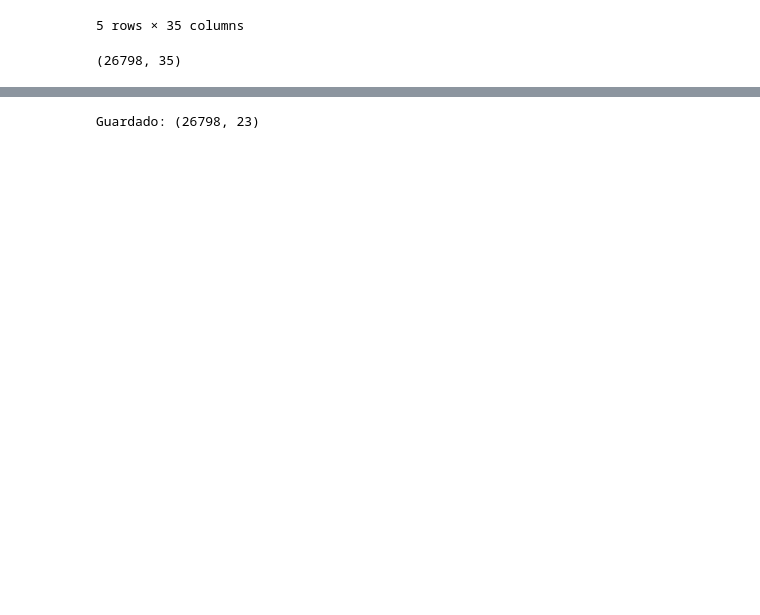
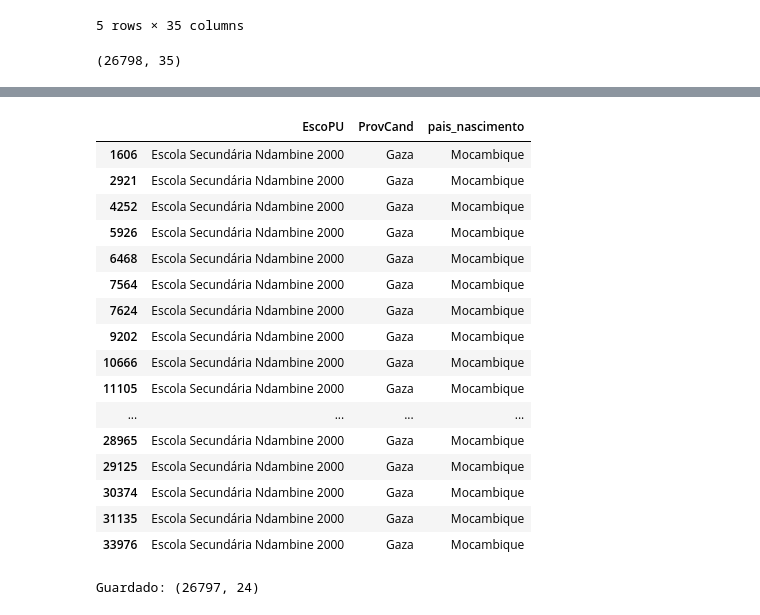
Before and after one commit to lourenco010007/SIGEA-UEM, a Jupyter notebook: notebooks/dadosTeste_limpo.ipynb, the cells around one changed output, grey strips where cells are left out. Cells and saved outputs as stored; diff of their text form; code cells hidden in the pictures; blank space fills up the shorter version.

```diff
--- a/notebooks/dadosTeste_limpo.ipynb
+++ b/notebooks/dadosTeste_limpo.ipynb
@@ -182,0 +200,4 @@ None
+# %%
+df_analise.loc[df_analise['TipoDoc'] == 'Bilhete de Identidade', 'TipoDoc'] = 'BILHETE DE IDENTIDADE'
+agrupamento = df_analise.groupby(['TipoDoc']).size()
+agrupamento
@@ -182,0 +216,5 @@ None
+# %%
+df_analise['idade'] = 2026 - df_analise['data_Nasc'].dt.year.astype('Int64')
+
+display(df_analise.head(2))
+df_analise['idade'].describe()
@@ -182,0 +326,3 @@ None
+# %%
+df_analise = df_analise.dropna(subset=['nome', 'Sexo', 'idade'])
+df_analise.isnull().sum()
@@ -182,0 +347,21 @@ None
+# %%
+
+df_analise[df_analise['cod_preUni'].isnull()][['EscoPU', 'ProvCand', 'pais_nascimento']]
+# %% [output]
+|  | EscoPU | ProvCand | pais_nascimento |
+| 1606 | Escola Secundária Ndambine 2000 | Gaza | Mocambique |
+| 2921 | Escola Secundária Ndambine 2000 | Gaza | Mocambique |
+| 4252 | Escola Secundária Ndambine 2000 | Gaza | Mocambique |
+| 5926 | Escola Secundária Ndambine 2000 | Gaza | Mocambique |
+| 6468 | Escola Secundária Ndambine 2000 | Gaza | Mocambique |
+| 7564 | Escola Secundária Ndambine 2000 | Gaza | Mocambique |
+| 7624 | Escola Secundária Ndambine 2000 | Gaza | Mocambique |
+| 9202 | Escola Secundária Ndambine 2000 | Gaza | Mocambique |
+| 10666 | Escola Secundária Ndambine 2000 | Gaza | Mocambique |
+| 11105 | Escola Secundária Ndambine 2000 | Gaza | Mocambique |
+| ... | ... | ... | ... |
+| 28965 | Escola Secundária Ndambine 2000 | Gaza | Mocambique |
+| 29125 | Escola Secundária Ndambine 2000 | Gaza | Mocambique |
+| 30374 | Escola Secundária Ndambine 2000 | Gaza | Mocambique |
+| 31135 | Escola Secundária Ndambine 2000 | Gaza | Mocambique |
+| 33976 | Escola Secundária Ndambine 2000 | Gaza | Mocambique |
@@ -184,4 +377,4 @@ None
 df_analise.to_parquet('../data/processed/candidatos_uem.parquet', index=False)
 print("Guardado:", df_analise.shape)
 # %% [output]
-Guardado: (26798, 23)
+Guardado: (26797, 24)
```
Also changed, not shown: parts of 12 cells of this notebook.
